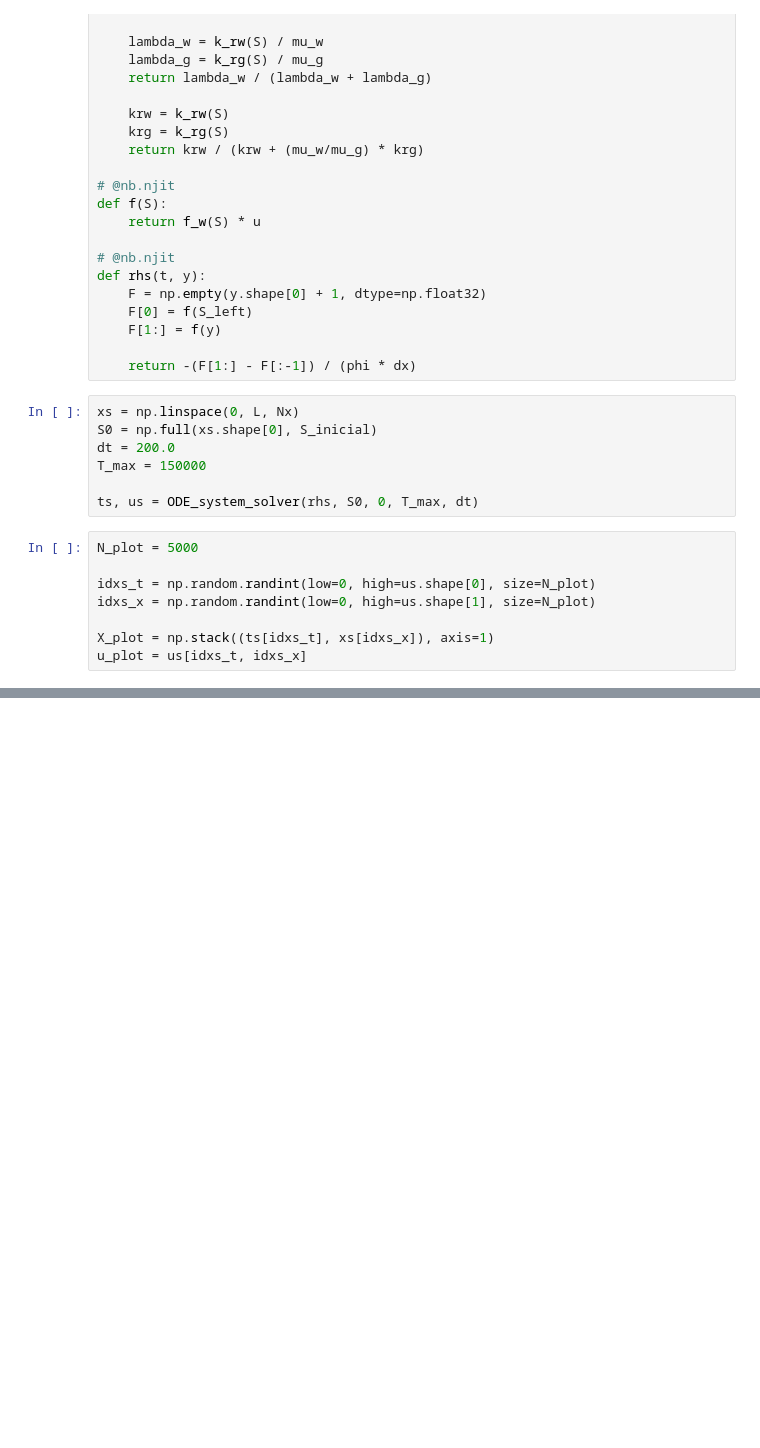
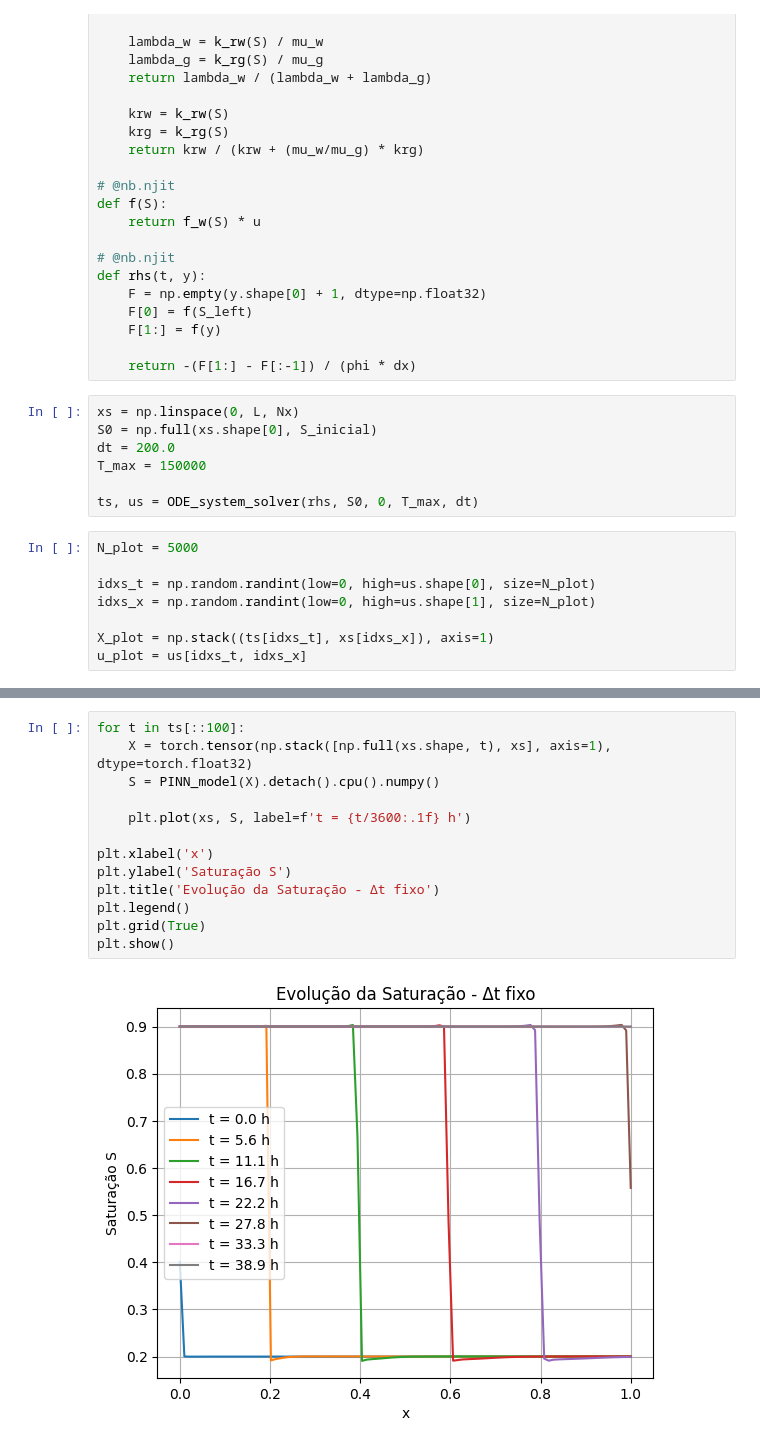
Before and after one commit to LabFluid/biossurfactantes, a Jupyter notebook: PINN_testes/PINN-caso1.ipynb, the cells around one changed output, grey strips where cells are left out. Saved outputs shown, nothing was run; the diff lists cells and outputs as text; blank space fills up the shorter version.

```diff
--- a/PINN_testes/PINN-caso1.ipynb
+++ b/PINN_testes/PINN-caso1.ipynb
@@ -252,0 +255,15 @@ plt.show()
+# %%
+for t in ts[::100]:
+    X = torch.tensor(np.stack([np.full(xs.shape, t), xs], axis=1), dtype=torch.float32)
+    S = PINN_model(X).detach().cpu().numpy()
+
+    plt.plot(xs, S, label=f't = {t/3600:.1f} h')
+
+plt.xlabel('x')
+plt.ylabel('Saturação S')
+plt.title('Evolução da Saturação - Δt fixo')
+plt.legend()
+plt.grid(True)
+plt.show()
+# %% [output]
+[figure, added]
```
Also changed, not shown: parts of 11 cells of this notebook.
